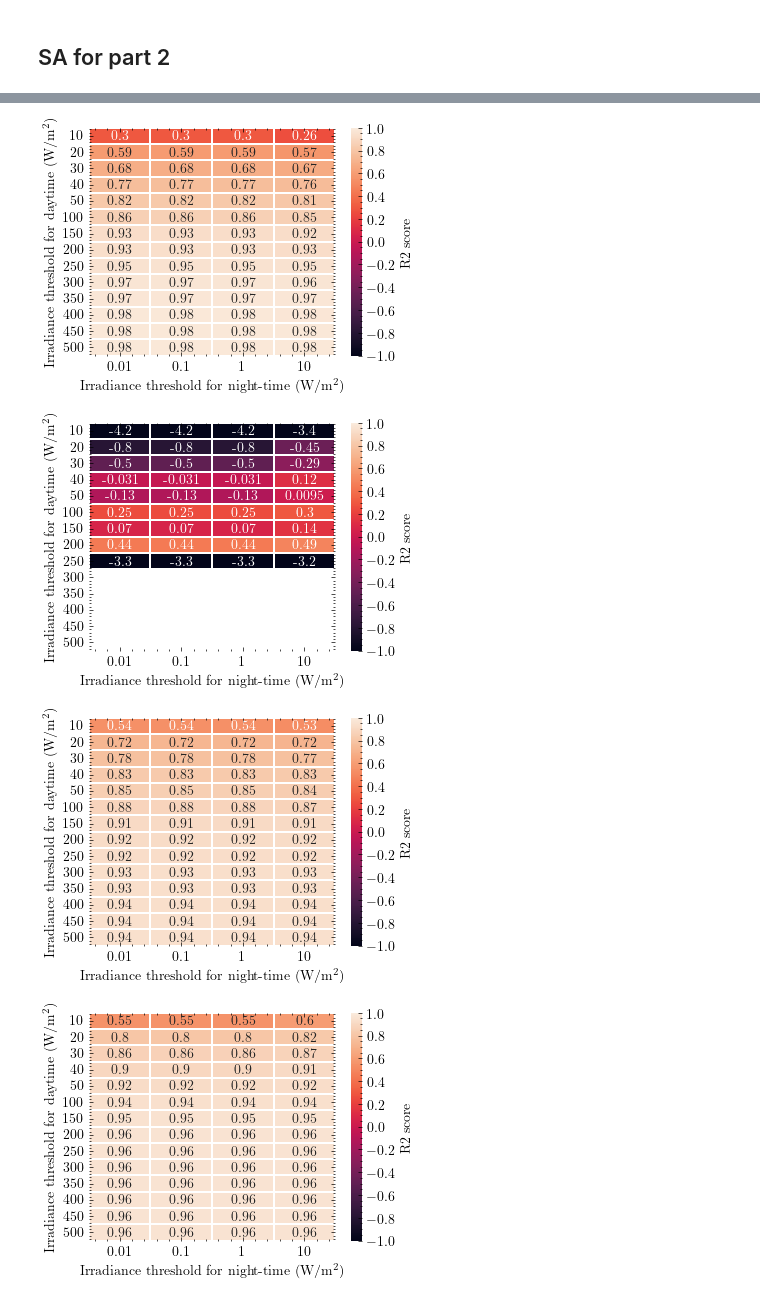
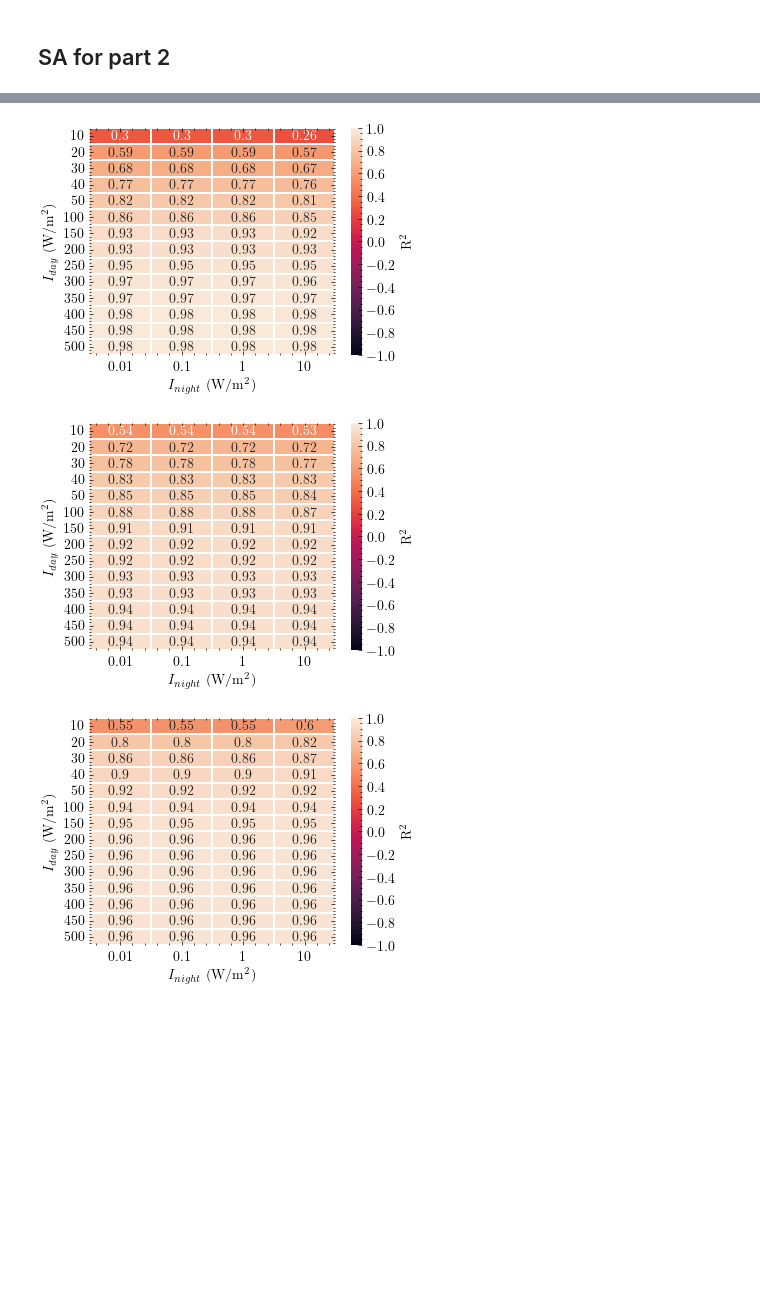
Before and after one commit to Plusero/capacity-estimation, a Jupyter notebook: notebooks/capacity_estimation_SA.ipynb, the cells around one changed output, grey strips where cells are left out. Cells and saved outputs as stored; diff of their text form; code cells hidden in the pictures; blank space fills up the shorter version.

```diff
--- a/notebooks/capacity_estimation_SA.ipynb
+++ b/notebooks/capacity_estimation_SA.ipynb
@@ -382,7 +382,7 @@ def sensitivity_analysis_irradiance_threshold(df_tmp,real_capacity_tmp,fig_name,
         ticks=np.linspace(-1, 1, 11)
         v_min_n_max=[-1, 1]
         cmap='rocket'
-        label='R2 score'
+        label='$\mathrm{R}^2$'
     if metric == 'PE':
         ticks=np.linspace(-100, 100, 11)
         v_min_n_max=[-100, 100]
@@ -412,8 +412,8 @@ def sensitivity_analysis_irradiance_threshold(df_tmp,real_capacity_tmp,fig_name,
         }
     )
     # Configure axis labels
-    plt.xlabel('Irradiance threshold for night-time (W/m$^2$)')
-    plt.ylabel('Irradiance threshold for daytime (W/m$^2$)')
+    plt.xlabel('$I_{night}$ (W/m$^2$)')
+    plt.ylabel('$I_{day}$ (W/m$^2$)')
     # Rotate y-axis labels to horizontal
     plt.yticks(rotation=0)
 
@@ -657,10 +654,9 @@ sensitivity_analysis_irradiance_threshold(df_part2_6months,real_capacity_part2,f
 # %%
 sensitivity_analysis_irradiance_threshold(df_part2_1month_summer,real_capacity_part2,fig_name='../figs/sensitivity_analysis_irradiance_threshold_part2_1month_summer_r2.pdf',base_load_correction_factor=base_load_correction_factor_from_part1,metric='R2')
-sensitivity_analysis_irradiance_threshold(df_part2_1month_winter,real_capacity_part2,fig_name='../figs/sensitivity_analysis_irradiance_threshold_part2_1month_winter_r2.pdf',base_load_correction_factor=base_load_correction_factor_from_part1,metric='R2')
+# sensitivity_analysis_irradiance_threshold(df_part2_1month_winter,real_capacity_part2,fig_name='../figs/sensitivity_analysis_irradiance_threshold_part2_1month_winter_r2.pdf',base_load_correction_factor=base_load_correction_factor_from_part1,metric='R2')
 sensitivity_analysis_irradiance_threshold(df_part2_3months,real_capacity_part2,fig_name='../figs/sensitivity_analysis_irradiance_threshold_part2_3months_r2.pdf',base_load_correction_factor=base_load_correction_factor_from_part1,metric='R2')
 sensitivity_analysis_irradiance_threshold(df_part2_6months,real_capacity_part2,fig_name='../figs/sensitivity_analysis_irradiance_threshold_part2_6months_r2.pdf',base_load_correction_factor=base_load_correction_factor_from_part1,metric='R2')
 # %% [output]
-[figure, old version]
+[figure, new version]
-[figure, old version]
+[figure, new version]
-[figure, old version]
+[figure, new version]
-[figure, removed]
```
Also changed, not shown: parts of 5 cells of this notebook, 6 other files.
